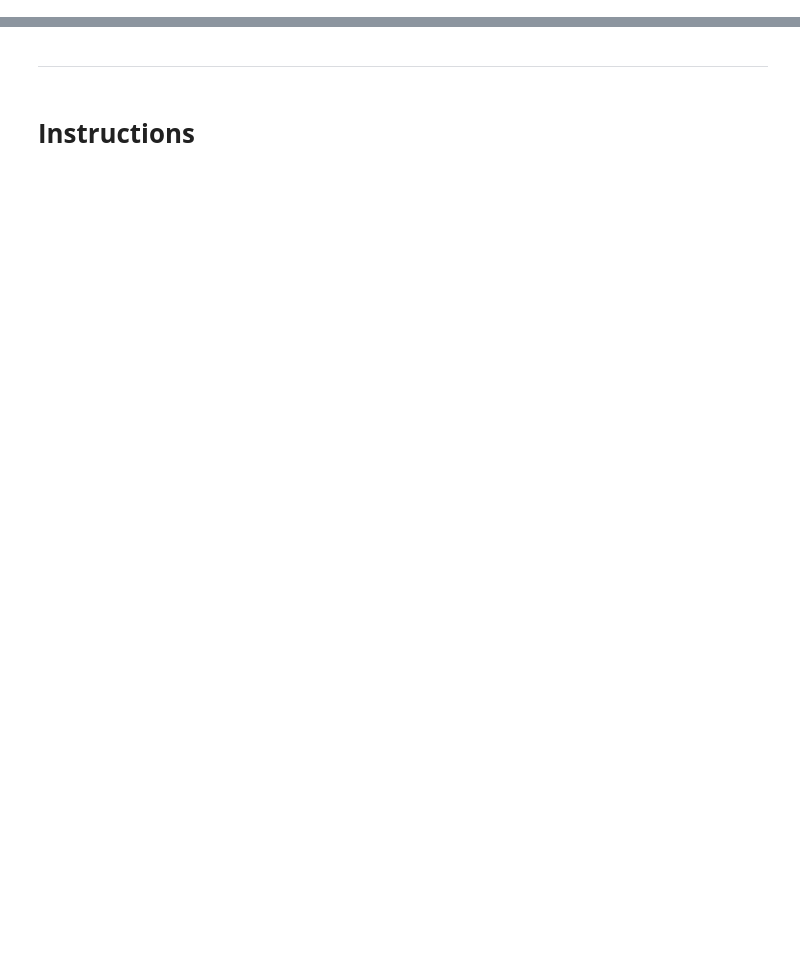
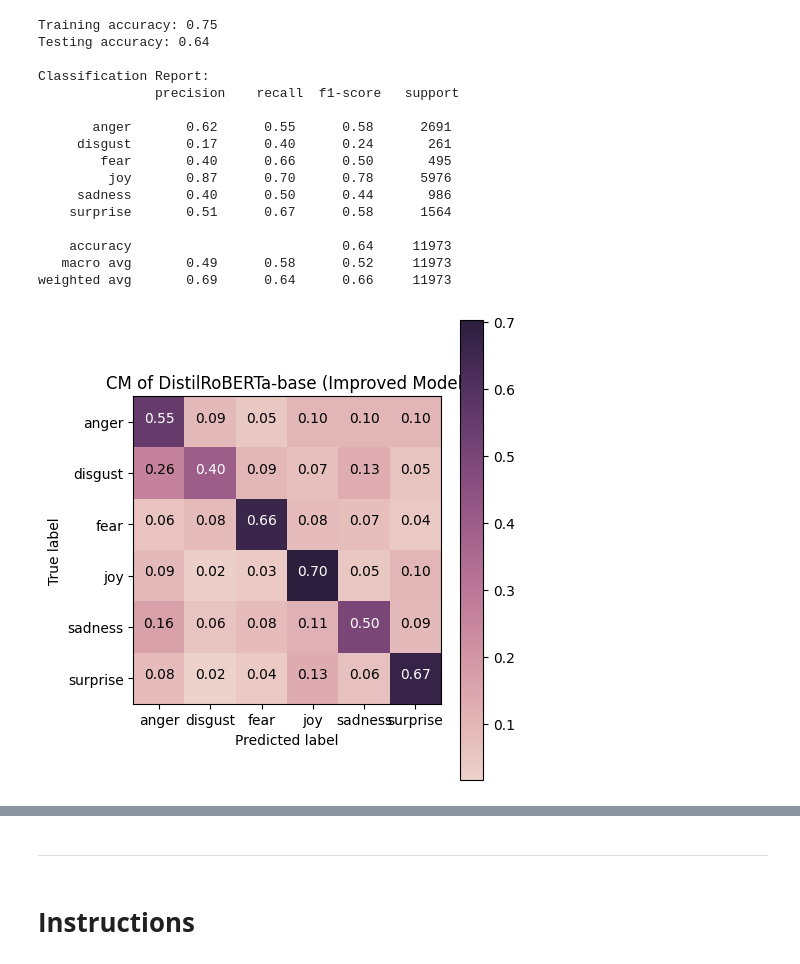
Before and after one commit to huang-chen-wei/DM2025-Lab2-Exercise, a Jupyter notebook: DM2025-Lab2-Homework.ipynb, the cells around one changed output, grey strips where cells are left out. Cells and saved outputs as stored; diff of their text form; code cells hidden in the pictures; blank space fills up the shorter version.

```diff
--- a/DM2025-Lab2-Homework.ipynb
+++ b/DM2025-Lab2-Homework.ipynb
@@ -0,0 +1219,27 @@
+# %%
+# 8. Training config & Trainer
+training_args = TrainingArguments(
+    output_dir="./roberta_baseline",
+    per_device_train_batch_size=16,
+    per_device_eval_batch_size=32,
+    num_train_epochs=3,
+    learning_rate=3e-5,
+    weight_decay=0.01,
+    logging_steps=50,
+    fp16=torch.cuda.is_available(),
+    seed=42,
+)
+trainer = RDropWeightedTrainer(
+    model=model,
+    args=training_args,           # SAME training_args as above
+    train_dataset=train_ds_pseudo,
+    eval_dataset=test_ds_pseudo,
+    tokenizer=tokenizer,
+    data_collator=data_collator,
+    compute_metrics=compute_metrics,
+    class_weights=class_weights,  # your precomputed tensor
+    label_smoothing=0.05,
+    rdrop_alpha=0.5,
+)
+trainer.train()
+trainer.evaluate()
@@ -0,0 +1272,14 @@
+# %%
+# 9. Predict
+train_pred = trainer.predict(train_ds_pseudo)
+test_pred = trainer.predict(test_ds_pseudo)
+print(train_pred.predictions.shape)
+print(test_pred.predictions.shape)
+
+logits = train_pred.predictions                 # shape: (N, num_labels)
+train_pred_ids = logits.argmax(axis=1)     # pick label with highest logit
+y_train_pred_distilroberta_improve = [id2label[i] for i in train_pred_ids]
+
+logits = test_pred.predictions                 # shape: (N, num_labels)
+test_pred_ids = logits.argmax(axis=1)     # pick label with highest logit
+y_test_pred_distilroberta_improve = [id2label[i] for i in test_pred_ids]
@@ -0,0 +1290,21 @@
+# %%
+class_names = ['anger', 'disgust', 'fear', 'joy', 'sadness', 'surprise']
+evaluate_classifier(y_train_pseudo, y_train_pred_distilroberta_improve, y_test_pseudo, y_test_pred_distilroberta_improve, class_names=class_names, title="CM of DistilRoBERTa-base (Improved Model)")
+# %% [output]
+Training accuracy: 0.75
+Testing accuracy: 0.64
+
+Classification Report:
+               precision    recall  f1-score   support
+
+       anger       0.62      0.55      0.58      2691
+     disgust       0.17      0.40      0.24       261
+        fear       0.40      0.66      0.50       495
+         joy       0.87      0.70      0.78      5976
+     sadness       0.40      0.50      0.44       986
+    surprise       0.51      0.67      0.58      1564
+
+    accuracy                           0.64     11973
+   macro avg       0.49      0.58      0.52     11973
+weighted avg       0.69      0.64      0.66     11973
+[figure, added]
```
Also changed, not shown: parts of 67 cells of this notebook, 17 other files.
